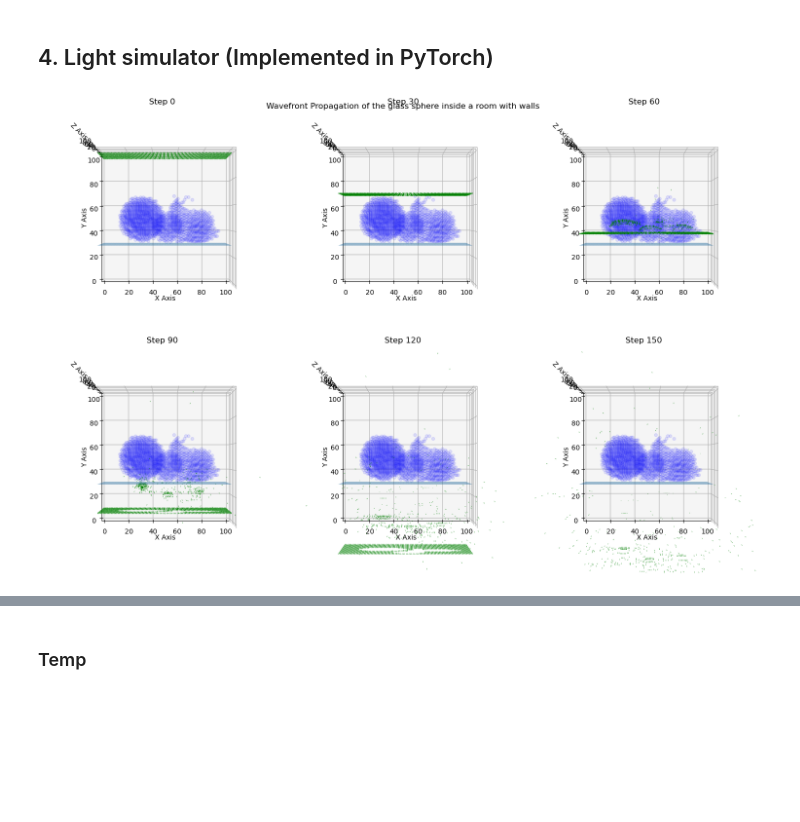
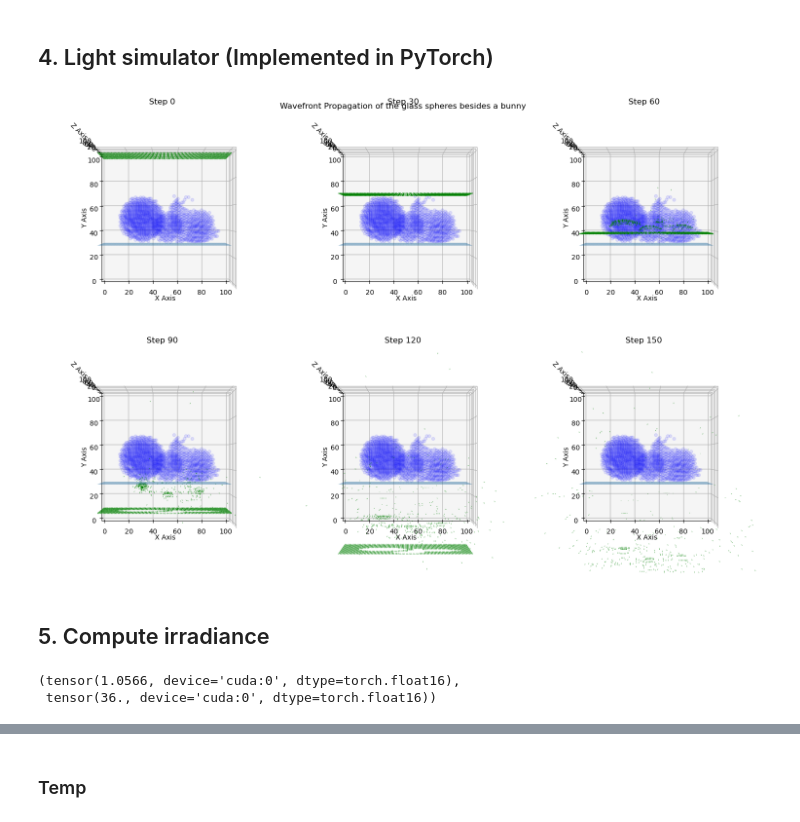
Before and after one commit to swirling-wind/Eikonal-Voxel-Rendering, a Jupyter notebook: main.ipynb, the cells around one changed output, grey strips where cells are left out. Drawn from its saved outputs; the diff is of its cells as text; code cells hidden in the pictures; blank space fills up the shorter version.

Commit message:
Finish voxel scene's computing irradiance

```diff
--- a/main.ipynb
+++ b/main.ipynb
@@ -224,10 +228,10 @@ test_num_steps = 150
 test_delta_t = 1.0 * NUM_Y / 100
 wavefront_positions_list, wavefront_directions_list = simulate_wavefront_propagation(scene_ior, scene_ior_gradients, initial_wavefront_pos, initial_wavefront_dir, device, test_num_steps, test_delta_t)
 # %%
-def show_propagation_results(convex_pos_res, convex_dir_res, IOR, num_show_images, fig_name):
+def show_propagation_results(wavefront_pos_list: list[torch.Tensor], wavefront_dir_list: list[torch.Tensor], IOR: torch.Tensor, num_show_images: int, fig_name: str):
     num_cols = min(num_show_images, 3)
     num_rows = (num_show_images + num_cols - 1) // num_cols
-    num_steps = len(convex_pos_res) - 1
+    num_steps = len(wavefront_pos_list) - 1
 
     show_indices = [i for i in range(0, num_steps+1, max(num_steps // (num_show_images-1), 1))]
     show_indices.append(num_steps)
@@ -244,34 +248,55 @@ def show_propagation_results(convex_pos_res, convex_dir_res, IOR, num_show_image
         ax.set_zlim(0, IOR.shape[2])
         ax.set_xlabel('X Axis')
         ax.set_ylabel('Y Axis')
         ax.set_zlabel('Z Axis')
         ax.set_title(f"Step {index}")
 
         # Visualize 3D IOR field
         IOR_np = IOR.cpu().numpy()
         x_points, y_points, z_points = np.where(IOR_np == GLASS_IOR)
         subsample_step_sphere = max(1, len(x_points) // 1500)  # Adjust the number to control the number of points
         subsample_indices_sphere = np.arange(0, len(x_points), subsample_step_sphere)
         ax.scatter(x_points[subsample_indices_sphere], y_points[subsample_indices_sphere], z_points[subsample_indices_sphere], color='blue', alpha=0.1)
 
         # Visualize Wavefront
-        wavefront_positions = convex_pos_res[index].cpu().numpy()
-        wavefront_directions = convex_dir_res[index].cpu().numpy()
+        wavefront_positions = wavefront_pos_list[index].cpu().numpy()
+        wavefront_directions = wavefront_dir_list[index].cpu().numpy()
         subsample_step_wavefront = max(1, wavefront_positions.shape[0] // 2000)  # Adjust the number to control the number of points
         subsample_indices_wavefront = np.arange(0, wavefront_positions.shape[0], subsample_step_wavefront)
         ax.quiver(wavefront_positions[subsample_indices_wavefront, 0], wavefront_positions[subsample_indices_wavefront, 1], wavefront_positions[subsample_indices_wavefront, 2],
                   wavefront_directions[subsample_indices_wavefront, 0], wavefront_directions[subsample_indices_wavefront, 1], wavefront_directions[subsample_indices_wavefront, 2],
                   length=1, color='green', normalize=True, linewidths=0.7, arrow_length_ratio=0.4, alpha=0.4)
         xx, zz = np.meshgrid(np.arange(NUM_X), np.arange(NUM_Z))
         yy = np.ones_like(xx) * (-floor_height) * NUM_Y
         ax.plot_surface(xx, yy, zz, alpha=0.5)
         ax.view_init(elev=90, azim=-90)
 
     fig.tight_layout()
     fig.suptitle(fig_name)
     plt.show()
 
 num_show_images = 6
-show_propagation_results(wavefront_positions_list, wavefront_directions_list, scene_ior, num_show_images, "Wavefront Propagation of the glass sphere inside a room with walls")
+show_propagation_results(wavefront_positions_list, wavefront_directions_list, scene_ior, num_show_images, "Wavefront Propagation of the glass spheres besides a bunny")
 # %% [output]
-[figure, old version]
+[figure, new version]
+# %% [markdown]
+## 5. Compute irradiance
+# %%
+@torch.jit.script
+def simple_accumulate_irradiance_into_grid(wavefront_pos_list: list[torch.Tensor], ior_field: torch.Tensor, device: torch.device) -> torch.Tensor:
+    irradiance_grid = torch.zeros(ior_field.shape, dtype=torch.float16, device=device)
+    for pos in wavefront_pos_list:
+        indices = pos.int()
+        mask = (indices[:, 0] >= 0) & (indices[:, 0] < ior_field.shape[0]) & \
+                (indices[:, 1] >= 0) & (indices[:, 1] < ior_field.shape[1]) & \
+                (indices[:, 2] >= 0) & (indices[:, 2] < ior_field.shape[2])
+        indices = indices[mask]
+        unique_indices, counts = torch.unique(indices, return_counts=True, dim=0)
+        irradiance_grid[unique_indices[:, 0], unique_indices[:, 1], unique_indices[:, 2]] += counts
+    return irradiance_grid
+
+irradiance_grid = simple_accumulate_irradiance_into_grid(wavefront_positions_list, scene_ior, device)
+torch.mean(irradiance_grid), torch.max(irradiance_grid)
+# %% [output]
+(tensor(1.0566, device='cuda:0', dtype=torch.float16),
+ tensor(36., device='cuda:0', dtype=torch.float16))
```
Also changed, not shown: parts of 4 cells of this notebook.
